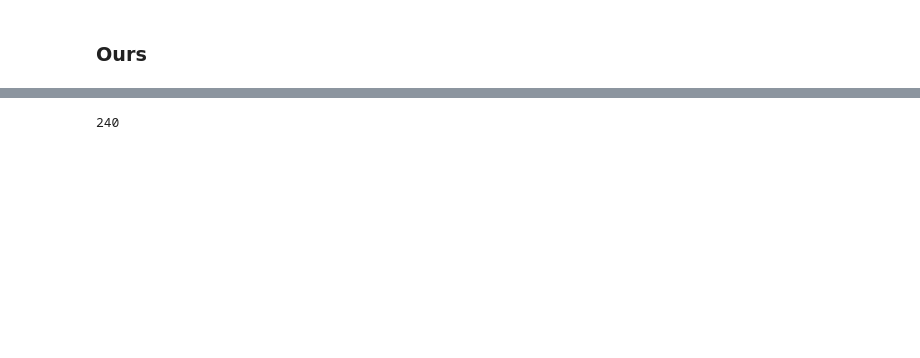
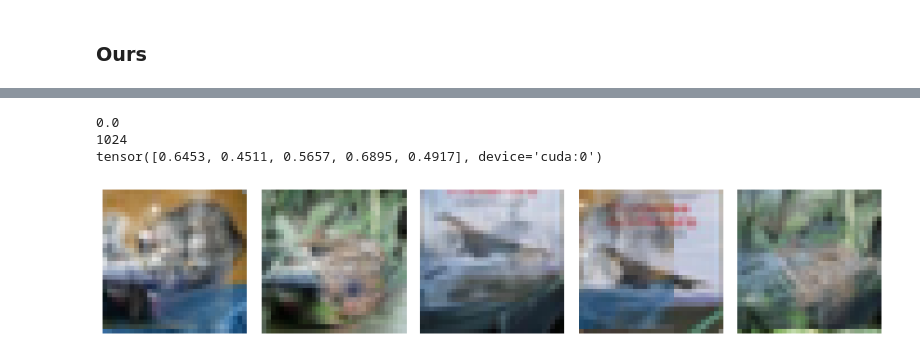
Before and after one commit to averyma/best-mix, a Jupyter notebook: notebook/ours-visualization-cifar10.ipynb, the cells around one changed output, grey strips where cells are left out. Saved outputs shown, nothing was run; the diff lists cells and outputs as text; code cells hidden in the pictures; blank space fills up the shorter version.

```diff
--- a/notebook/ours-visualization-cifar10.ipynb
+++ b/notebook/ours-visualization-cifar10.ipynb
@@ -161,4 +163,19 @@ for _sigma in np.linspace(1,3,5):
-# %%
-5*3*2*2*2*2
-# %% [output]
-240
+# %%
+from utils_mixup import gradmix_v2
+
+for _alpha in np.linspace(0,1,1):
+    print(_alpha)
+    _sigma = 1.0
+#     _alpha = 0.7
+    blurr = torchvision.transforms.GaussianBlur(5, sigma=(_sigma, _sigma))
+
+    grad = blurr(input_var.grad.detach().abs().mean(dim=1)).squeeze()
+
+    mixed_x, mixed_y, mixed_lam = gradmix_v2(input_sp.cuda(), targets.cuda(), grad.unsqueeze(1).cuda(), alpha = 0.5, normalization = 'standard', stride = 1, debug=True, rand_pos = 0)
+    print(mixed_lam[0])
+    print_fig(mixed_x.cpu() * std_torch + mean_torch)
+# %% [output]
+0.0
+1024
+tensor([0.6453, 0.4511, 0.5657, 0.6895, 0.4917], device='cuda:0')
+[figure, added]
```
Also changed, not shown: parts of 3 cells of this notebook, 11 other files.
